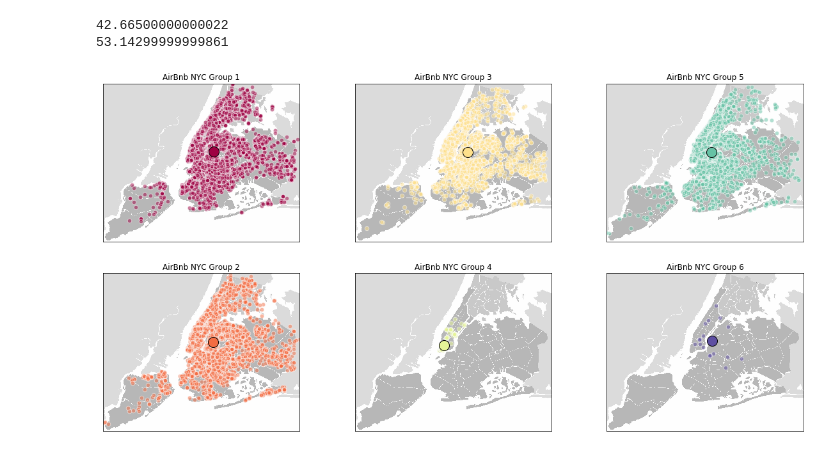
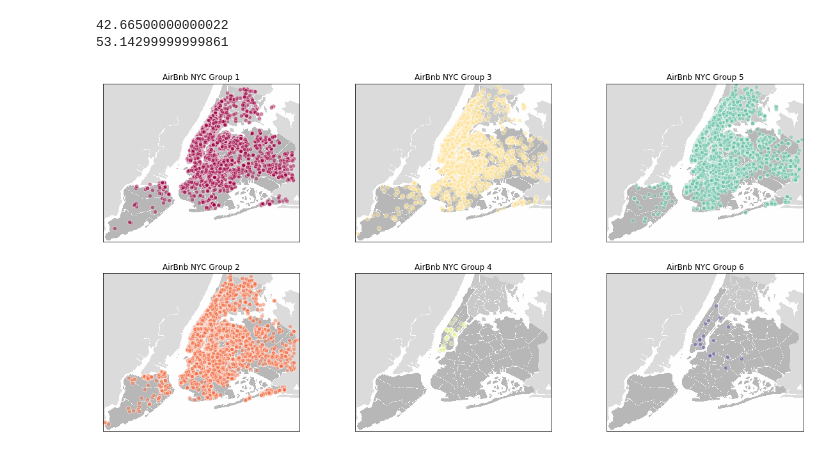
Before and after one commit to cs582/Airbnb-NYC_Customer-Segmentation, a Jupyter notebook: AIRBNB NYC clustering.ipynb, the cells around one changed output. Cells and saved outputs as stored; diff of their text form; code cells hidden in the pictures.

```diff
--- a/AIRBNB NYC clustering.ipynb
+++ b/AIRBNB NYC clustering.ipynb
@@ -320,4 +305,8 @@ for num in range(2, 15):
     for center in range(clusternum):
         sum_ += ((airbnb[(labels == center)] - cc[center])**2).sum()
     Errors[num - 2] = ((sum_ / airbnb.shape[0]))
+# %%
+optics = OPTICS(min_samples = 85, algorithm = "auto")
+optics.fit(airbnb)
+labels_optics = optics.labels_
 # %%
@@ -391,19 +385,0 @@ bnb.groupby('Group').mean()
-# %%
-data = bnb.groupby('Group').count()["id"]
-labels = list(bnb.groupby('Group').count()["id"].index)
-
-for i in range(len(labels)):
-    labels[i] = "Group " + str(labels[i])
-    if i + 1 == 4:
-        labels[i] += "\n(Suspicious)"
-
-explode = (0, 0, 0, 0.1, 0, 0)
-
-size = 5
-fig1, ax1 = plt.subplots(figsize = (size, size))
-
-ax1.pie(data, explode=explode, labels=labels, autopct='%1.1f%%',
-        shadow=True, startangle=90)
-ax1.axis('equal')  # Equal aspect ratio ensures that pie is drawn as a circle.
-
-plt.show()
@@ -517,31 +536,31 @@ print((-73.71299 + 74.24441999999999) * 100)
 # %%
 import matplotlib.image as mpimg
 
 nyc_img=mpimg.imread('nyc.png', 0)
 
 factor = 2
 size = (10 * factor, 5 * factor)
 
 fig, ax = plt.subplots(2, 3, figsize = size)
 colors = plt.cm.Spectral(np.linspace(0, 1, len(ccs)))
 
 for k in range(6):
     c = colors[k]
 
     my_members = (labels == k)
     cluster_center = ccs[k]
 
     div = 2
     ax[k % div, k // div].imshow(nyc_img, extent=coordinates, alpha=0.5)
     ax[k % div, k // div].plot(loc[my_members, 0], loc[my_members, 1], "w",
         markerfacecolor = c, marker = ".", linewidth=0,  markeredgecolor = "w" , markersize = 13, alpha = 0.5)
-    ax[k % div, k // div].plot(cluster_center[0], cluster_center[1], "o",
-        markerfacecolor = c, markeredgecolor = "k", markersize = 16)
+    #ax[k % div, k // div].plot(cluster_center[0], cluster_center[1], "o",
+    #    markerfacecolor = c, markeredgecolor = "k", markersize = 16)
 
     ax[k % div, k // div].set_title("AirBnb NYC Group {}".format(k + 1))
     ax[k % div, k // div].set_xticks(())
     ax[k % div, k // div].set_yticks(())
 plt.show()
 # %% [output]
-[figure, old version]
+[figure, new version]
 # %%
```
Also changed, not shown: parts of 33 cells of this notebook.
